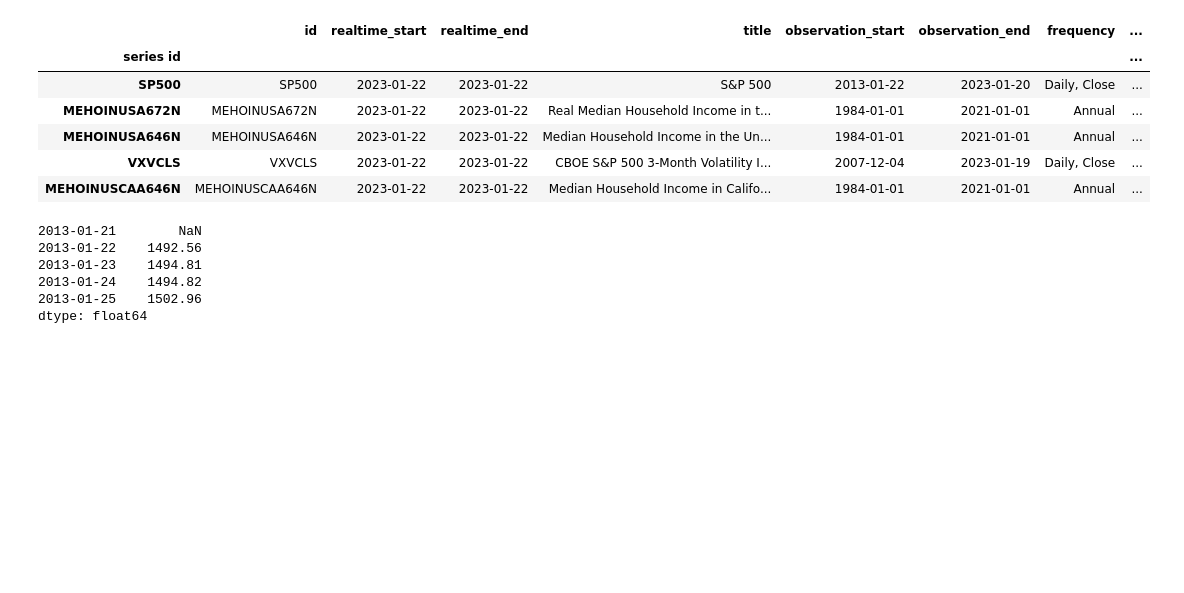
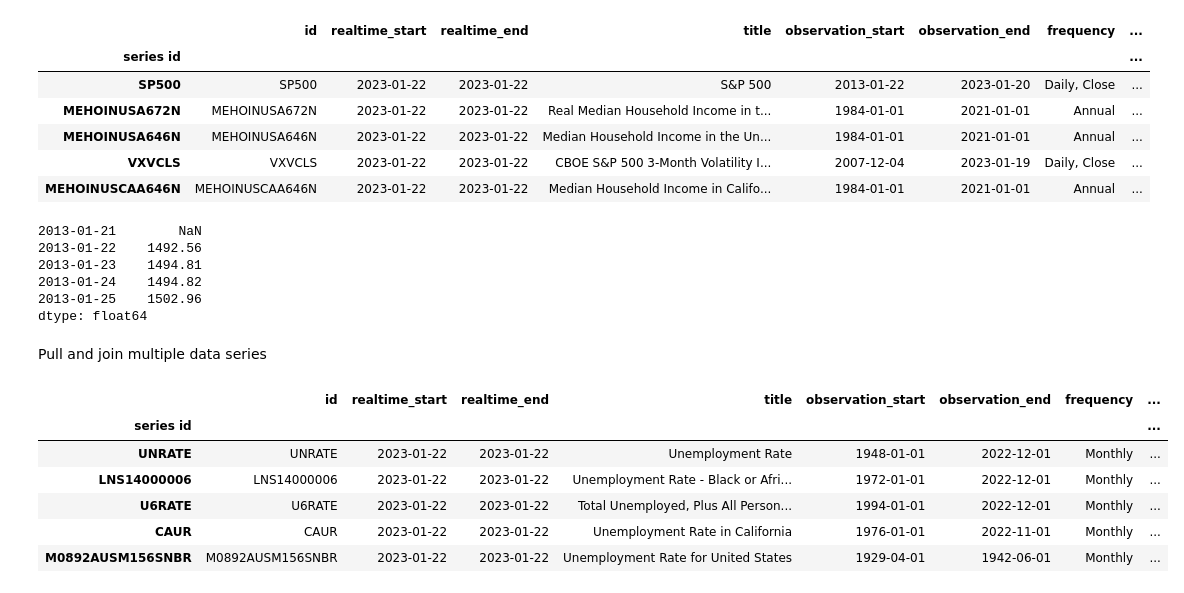
Before and after one commit to anthonymanotoa/economic_analysis, a Jupyter notebook: analysis.ipynb, the cells around one changed output. Saved outputs shown, nothing was run; the diff lists cells and outputs as text; code cells hidden in the pictures; blank space fills up the shorter version.

```diff
--- a/analysis.ipynb
+++ b/analysis.ipynb
@@ -50,3 +50,18 @@ dtype: float64
 # plot sp500 data with plotly
 fig = px.line(sp500, title='S&P 500')
 fig.show()
+# %% [markdown]
+Pull and join multiple data series
+# %%
+unemp_df = fred.search('unemployment rate state', filter=('frequency', 'Monthly'))
+unemp_df = unemp_df.query('seasonal_adjustment == "Seasonally Adjusted" and units == "Percent"')
+unemp_df.loc[unemp_df['title'].str.contains('Unemployment Rate')]
+unemp_df.head()
+# %% [output]
+|  | id | realtime_start | realtime_end | title | observation_start | observation_end | frequency | ... |
+| series id |  |  |  |  |  |  |  | ... |
+| UNRATE | UNRATE | 2023-01-22 | 2023-01-22 | Unemployment Rate | 1948-01-01 | 2022-12-01 | Monthly | ... |
+| LNS14000006 | LNS14000006 | 2023-01-22 | 2023-01-22 | Unemployment Rate - Black or Afri... | 1972-01-01 | 2022-12-01 | Monthly | ... |
+| U6RATE | U6RATE | 2023-01-22 | 2023-01-22 | Total Unemployed, Plus All Person... | 1994-01-01 | 2022-12-01 | Monthly | ... |
+| CAUR | CAUR | 2023-01-22 | 2023-01-22 | Unemployment Rate in California | 1976-01-01 | 2022-11-01 | Monthly | ... |
+| M0892AUSM156SNBR | M0892AUSM156SNBR | 2023-01-22 | 2023-01-22 | Unemployment Rate for United States | 1929-04-01 | 1942-06-01 | Monthly | ... |
```
Also changed, not shown: parts of 1 cell of this notebook.
